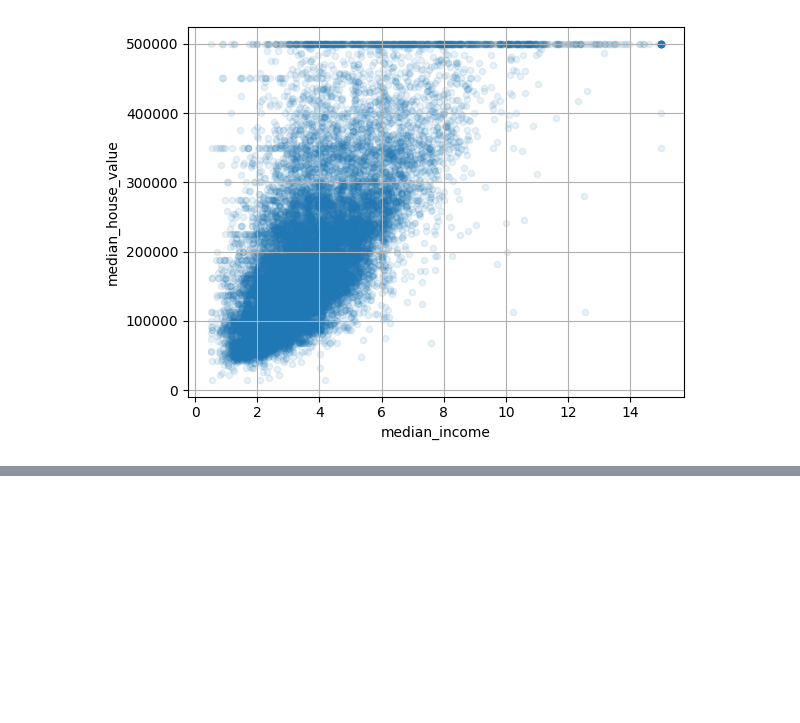
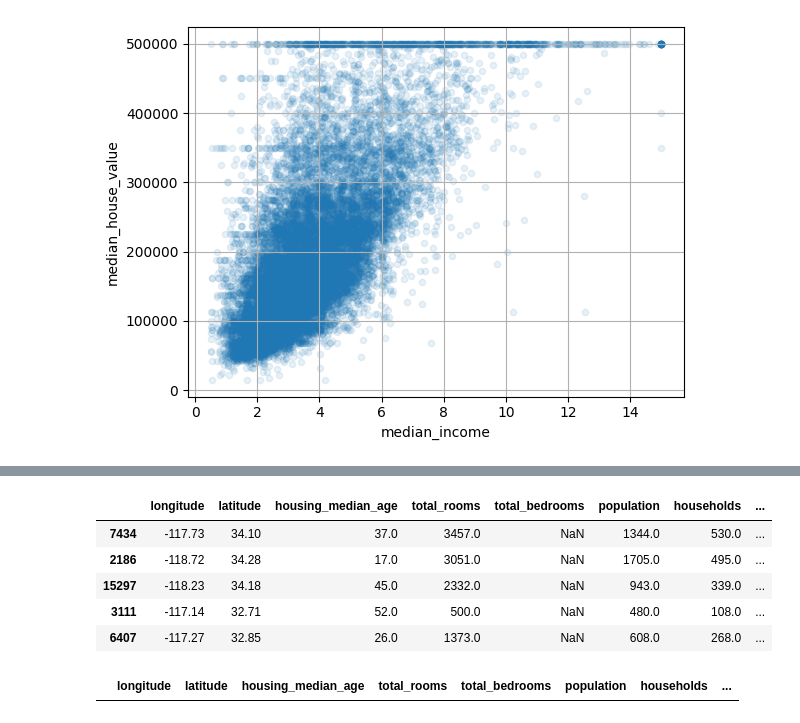
Before and after one commit to karimhbadr1/Hands-On-Machine-Learning-3e, a Jupyter notebook: Chapter2.ipynb, the cells around one changed output, grey strips where cells are left out. Saved outputs shown, nothing was run; the diff lists cells and outputs as text; code cells hidden in the pictures; blank space fills up the shorter version.

```diff
--- a/Chapter2.ipynb
+++ b/Chapter2.ipynb
@@ -444,0 +466,3 @@ housing.plot(kind="scatter",x="median_income",y="median_house_value",alpha=0.1,g
+# %%
+housing=strat_test_set.drop("median_house_value",axis=1)
+labels=strat_train_set["median_house_value"].copy()
@@ -444,0 +500,16 @@ housing.plot(kind="scatter",x="median_income",y="median_house_value",alpha=0.1,g
+# %%
+null_rows_idx = housing.isnull().any(axis=1)
+housing.loc[null_rows_idx].head()
+# %% [output]
+|  | longitude | latitude | housing_median_age | total_rooms | total_bedrooms | population | households | ... |
+| 7434 | -117.73 | 34.10 | 37.0 | 3457.0 | NaN | 1344.0 | 530.0 | ... |
+| 2186 | -118.72 | 34.28 | 17.0 | 3051.0 | NaN | 1705.0 | 495.0 | ... |
+| 15297 | -118.23 | 34.18 | 45.0 | 2332.0 | NaN | 943.0 | 339.0 | ... |
+| 3111 | -117.14 | 32.71 | 52.0 | 500.0 | NaN | 480.0 | 108.0 | ... |
+| 6407 | -117.27 | 32.85 | 26.0 | 1373.0 | NaN | 608.0 | 268.0 | ... |
+# %%
+housing_option1 = housing.copy()
+housing_option1.dropna(subset=["total_bedrooms"],inplace=True)
+housing_option1.loc[null_rows_idx].head()
+# %% [output]
+|  | longitude | latitude | housing_median_age | total_rooms | total_bedrooms | population | households | ... |
```
Also changed, not shown: parts of 7 cells of this notebook.
